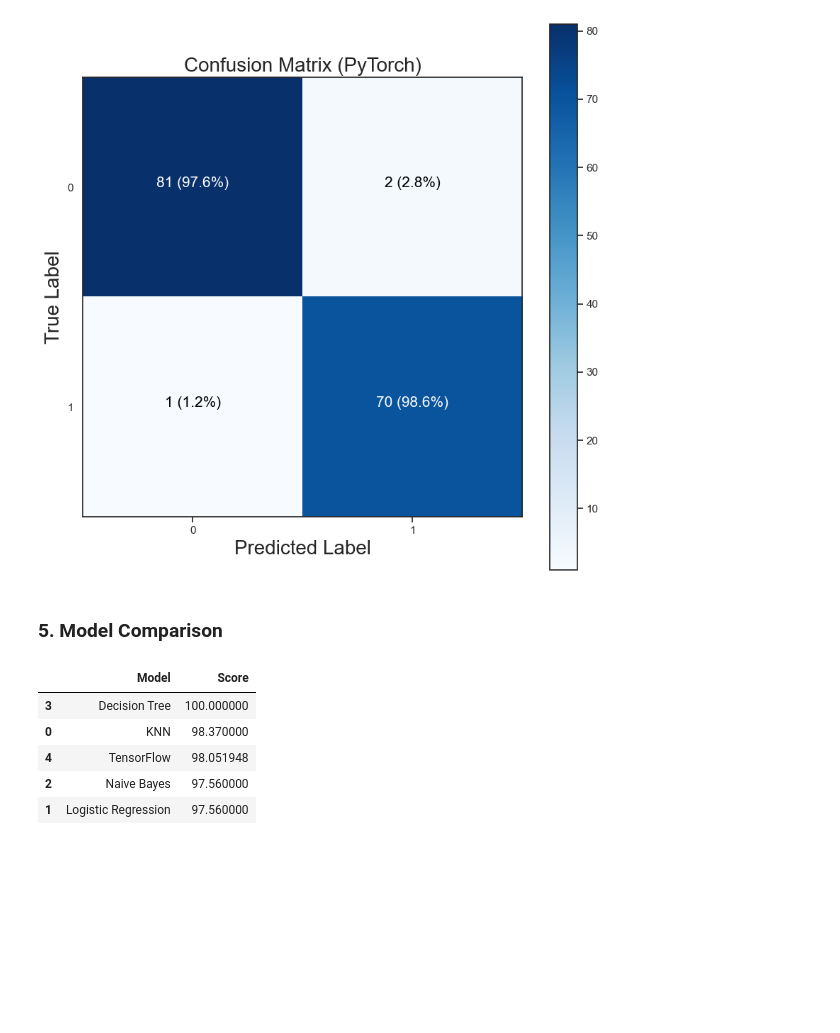
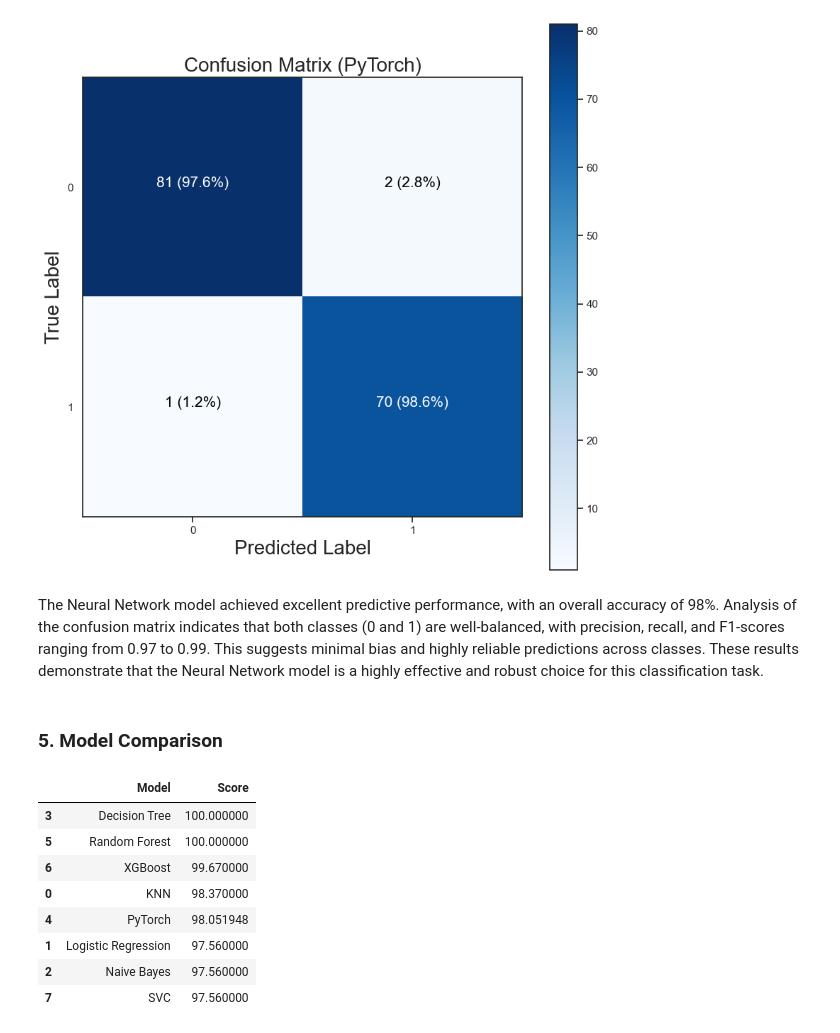
Before and after one commit to matcze/energy_efficient, a Jupyter notebook: energy_efficient_class.ipynb, the cells around one changed output. Cells and saved outputs as stored; diff of their text form; code cells hidden in the pictures; blank space fills up the shorter version.

```diff
--- a/energy_efficient_class.ipynb
+++ b/energy_efficient_class.ipynb
@@ -780,17 +843,22 @@ for epoch in range(epochs):
 plot_confusion_matrix(y_test=y_test, y_pred=test_pred, model="PyTorch")
 # %% [output]
 [figure]
+# %% [markdown]
+The Neural Network model achieved excellent predictive performance, with an overall accuracy of 98%. Analysis of the confusion matrix indicates that both classes (0 and 1) are well-balanced, with precision, recall, and F1-scores ranging from 0.97 to 0.99. This suggests minimal bias and highly reliable predictions across classes. These results demonstrate that the Neural Network model is a highly effective and robust choice for this classification task.
 # %% [markdown]
 ### 5. Model Comparison
 # %%
 models = pd.DataFrame({
-    'Model': ['KNN', 'Logistic Regression', 'Naive Bayes', 'Decision Tree', "TensorFlow"],
-    'Score': [ acc_knn, acc_log, acc_nb, acc_dt, test_acc]})
+    'Model': ['KNN', 'Logistic Regression', 'Naive Bayes', 'Decision Tree', "PyTorch", "Random Forest", "XGBoost", "SVC"],
+    'Score': [ acc_knn, acc_log, acc_nb, acc_dt, test_acc, acc_rf, acc_xgb, acc_svc]})
 models.sort_values(by='Score', ascending=False)
 # %% [output]
 |  | Model | Score |
 | 3 | Decision Tree | 100.000000 |
+| 5 | Random Forest | 100.000000 |
+| 6 | XGBoost | 99.670000 |
 | 0 | KNN | 98.370000 |
-| 4 | TensorFlow | 98.051948 |
+| 4 | PyTorch | 98.051948 |
+| 1 | Logistic Regression | 97.560000 |
 | 2 | Naive Bayes | 97.560000 |
-| 1 | Logistic Regression | 97.560000 |
+| 7 | SVC | 97.560000 |
```
Also changed, not shown: parts of 16 cells of this notebook, 1 other file.
